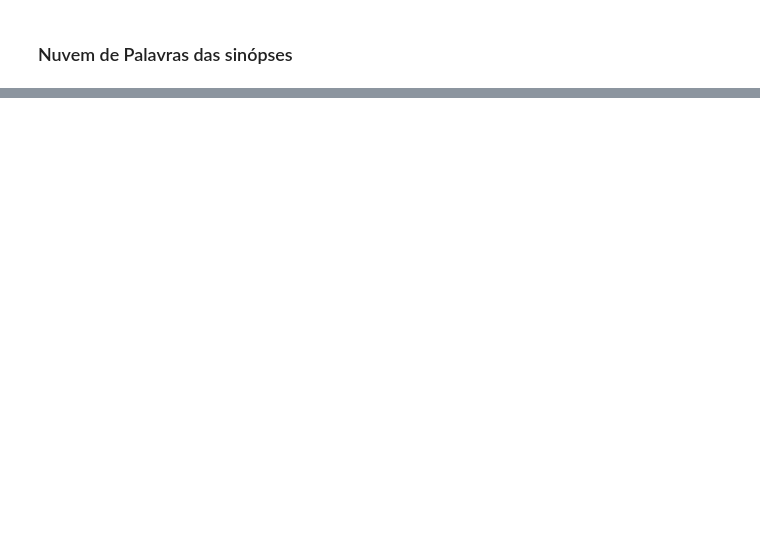
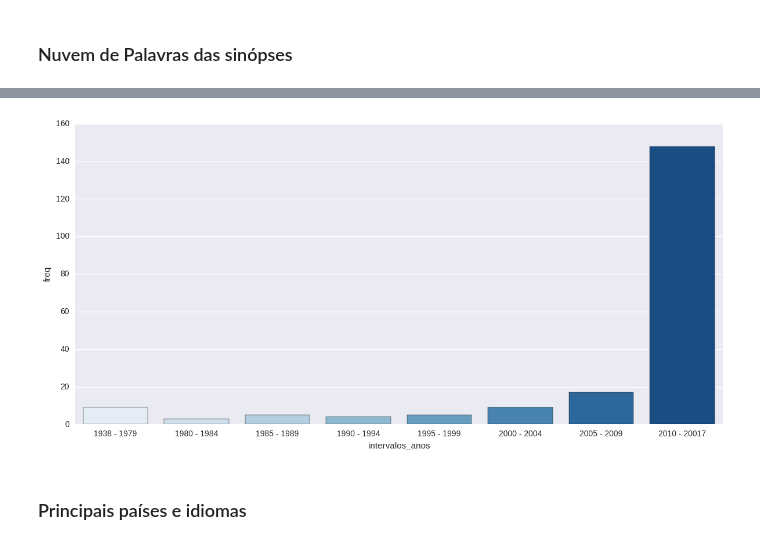
Before and after one commit to SCloves/filmes_de_natal_iMDb, a Jupyter notebook: filmes_natal_iMBDb.ipynb, the cells around one changed output, grey strips where cells are left out. Drawn from its saved outputs; the diff is of its cells as text; code cells hidden in the pictures; blank space fills up the shorter version.

```diff
--- a/filmes_natal_iMBDb.ipynb
+++ b/filmes_natal_iMBDb.ipynb
@@ -539,0 +581,7 @@ f.close()
+# %%
+for chave in dic:
+    for filme in lista_filmes:
+        anos = chave.split()
+        anos.remove('-')
+        if filme['ano'] >= int(anos[0]) and filme['ano'] <= int(anos[1]):
+            dic[chave] += 1
@@ -539,0 +620,11 @@ f.close()
+# %%
+intervalos_anos = ['1938 - 1979', '1980 - 1984', '1985 - 1989', '1990 - 1994', '1995 - 1999',
+                  '2000 - 2004', '2005 - 2009', '2010 - 20017']
+# %%
+freq = [dic[chave] for chave in intervalos_anos]
+# %%
+df = pd.DataFrame()
+df['intervalos_anos'] = intervalos_anos
+df['freq'] = freq
+
+df
@@ -539,0 +641,6 @@ f.close()
+# %%
+sns.factorplot('intervalos_anos', 'freq', data=df, kind="bar",palette="Blues",size=6,aspect=2,legend_out=False);
+# %% [output]
+[figure, added]
+# %% [markdown]
+### Principais países e idiomas
```
Also changed, not shown: parts of 24 cells of this notebook.
